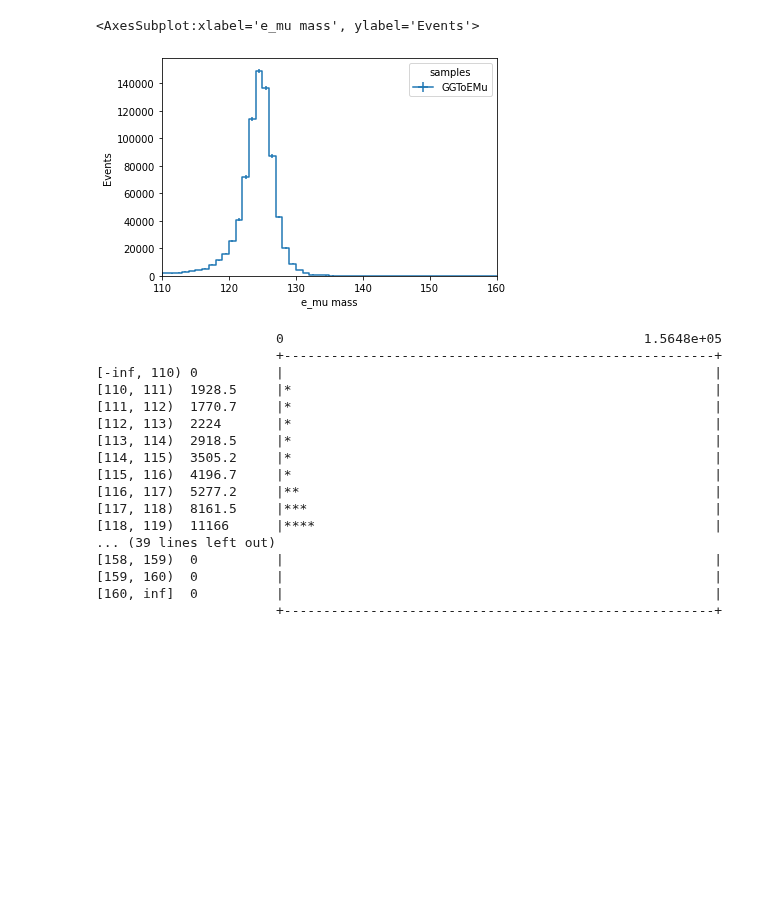
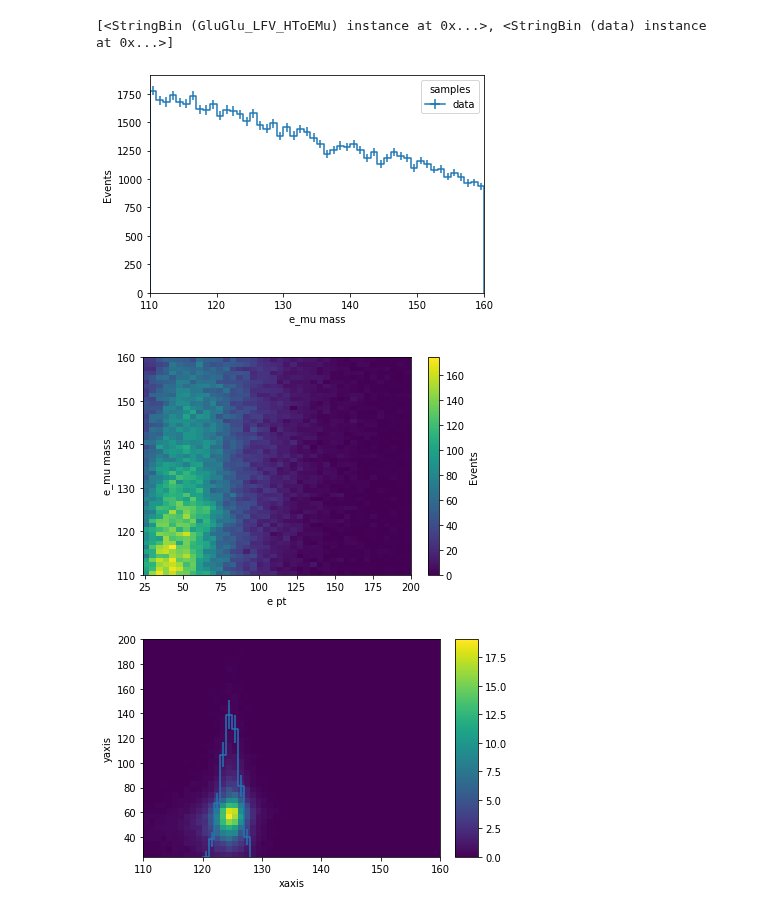
Before and after one commit to kawaho/Flavour-Violating-Coffea, a Jupyter notebook: Coffea.ipynb, the cells around one changed output. Drawn from its saved outputs; the diff is of its cells as text; code cells hidden in the pictures; blank space fills up the shorter version.

Commit message:
adding support for 2d hist

```diff
--- a/Coffea.ipynb
+++ b/Coffea.ipynb
@@ -646,11 +653,17 @@ save(hist, "output.coffea")
 # %%
-hist = load("output.coffea")
+histo = load("output.coffea")
 
 %matplotlib inline
 
-hist.plot1d(result)
+#hist.plot1d(result.integrate('ept').integrate('dataset', 'GluGlu_LFV_HToEMu_M125_TuneCP5_13TeV_PSweights_powheg_pythia8'))
+hist.plot1d(histo.integrate('ept')['data']) #.integrate('dataset', 'data'))
+
+hist.plot2d(histo.integrate('dataset'), xaxis='ept')
+print(histo.identifiers('dataset'))
+#hist.plot1d(result['dataset']['GluGlu_LFV_HToEMu_M125_TuneCP5_13TeV_PSweights_powheg_pythia8'].integrate('ept'))
 # %% [output]
-<AxesSubplot:xlabel='e_mu mass', ylabel='Events'>
+[<StringBin (GluGlu_LFV_HToEMu) instance at 0x...>, <StringBin (data) instance at 0x...>]
-[figure, old version]
+[figure, new version]
+[figure, added]
 # %%
 import uproot3
@@ -662,23 +679,10 @@ fout['GGToEMu'] = b
 fout.close()
 # %%
-fout = uproot3.open('output.root')
-fout['GGToEMu'].show()
+import uproot
+fout = uproot.open('output.root')
+fout['GluGlu_LFV_HToEMu_1d'].to_hist().plot()
+#print(type(fout['GluGlu_LFV_HToEMu_1d'].to_hist()))
+fout['GluGlu_LFV_HToEMu_2d'].to_hist().plot() #.show()
 fout.close()
 # %% [output]
-                       0                                              1.5648e+05
-                       +-------------------------------------------------------+
-[-inf, 110) 0          |                                                       |
-[110, 111)  1928.5     |*                                                      |
-[111, 112)  1770.7     |*                                                      |
-[112, 113)  2224       |*                                                      |
-[113, 114)  2918.5     |*                                                      |
-[114, 115)  3505.2     |*                                                      |
-[115, 116)  4196.7     |*                                                      |
-[116, 117)  5277.2     |**                                                     |
-[117, 118)  8161.5     |***                                                    |
-[118, 119)  11166      |****                                                   |
-... (39 lines left out)
-[158, 159)  0          |                                                       |
-[159, 160)  0          |                                                       |
-[160, inf]  0          |                                                       |
-                       +-------------------------------------------------------+
+[figure, added]
```
Also changed, not shown: parts of 6 cells of this notebook, 1 other file.
